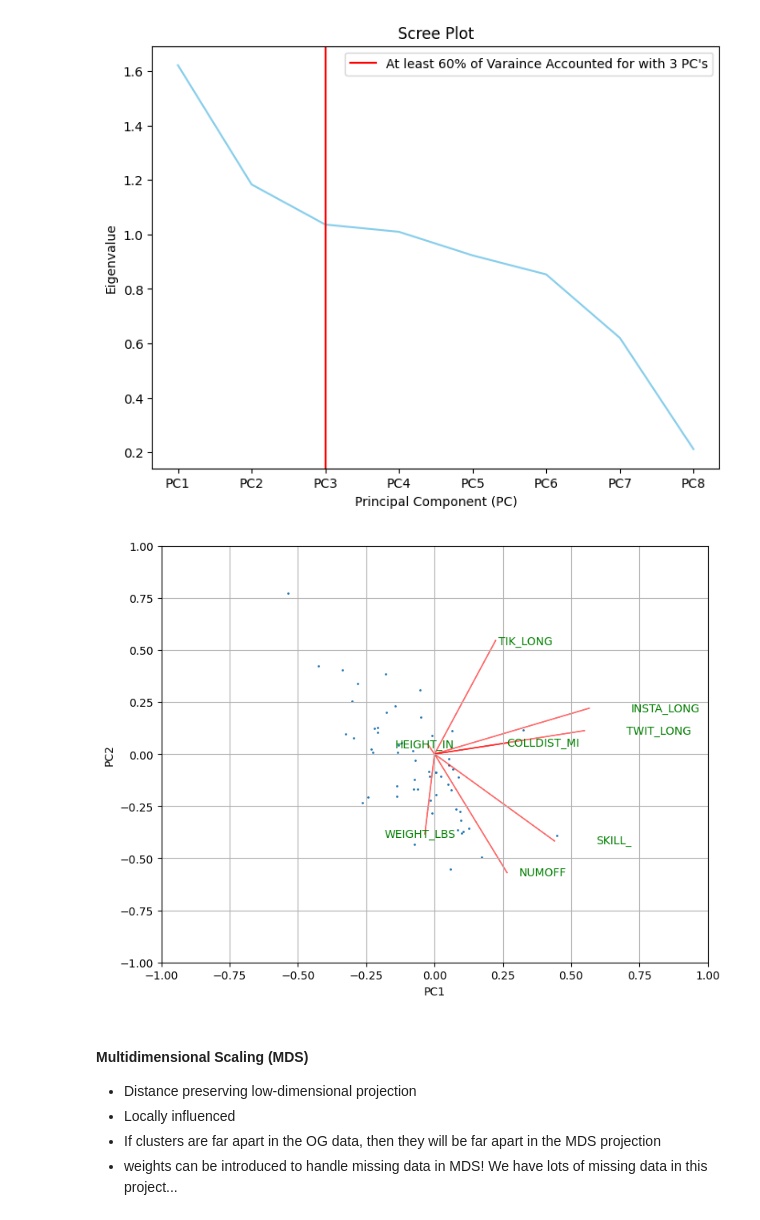
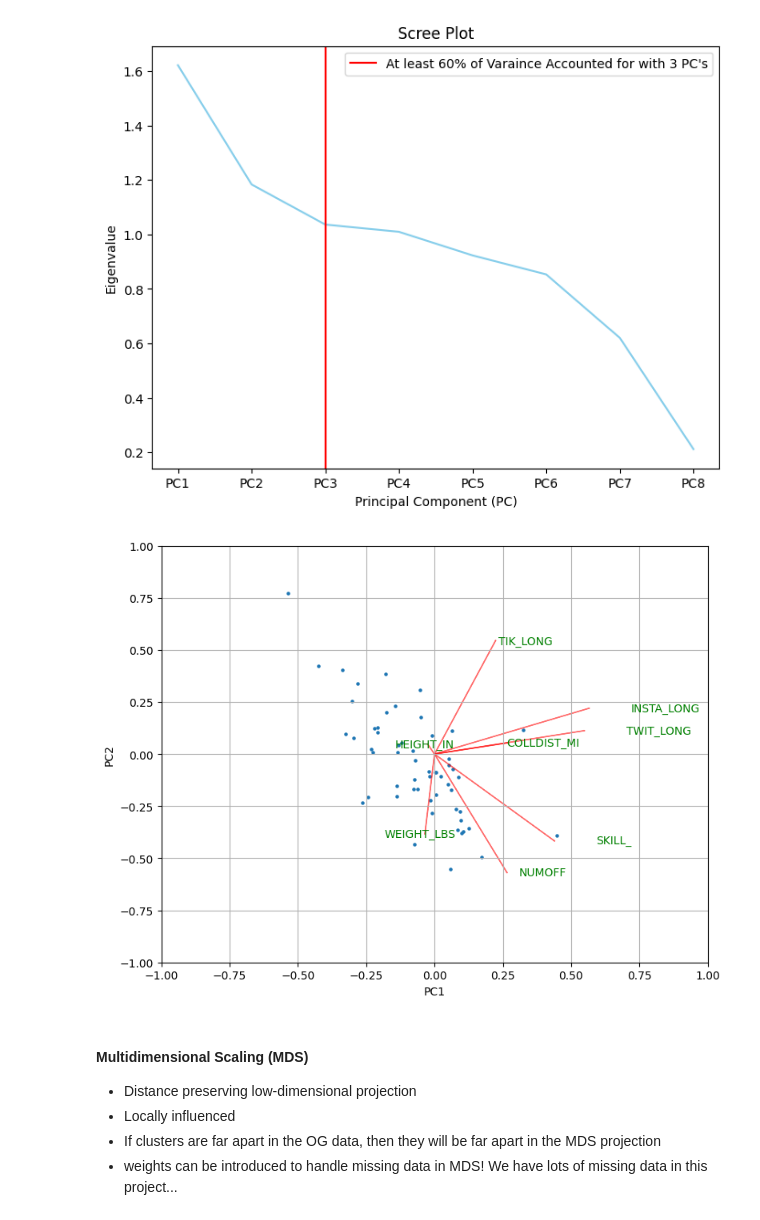
Before and after one commit to mvizzini951/MS2_NIL, a Jupyter notebook: unsupervised.ipynb, the cells around one changed output. Cells and saved outputs as stored; diff of their text form; code cells hidden in the pictures.

Commit message:
PCA part roughed in, made some changes to the MDS section

```diff
--- a/unsupervised.ipynb
+++ b/unsupervised.ipynb
@@ -40,6 +41,23 @@ The outputs of this feature importance determination will be crucial in plotting
 Since our goal is to reduce our problem down for visualization purposes we are going to explore options in which the number of components is either 2 or 3 although a further analysis regarding the importance of features should also be performed.
 
 It is sometimes good for very large, high-dimensional datasets to use PCA and then apply t-SNE/UMAP after!
+# %%
+def dimReductionPrep(X_train):
+    """
+        :: Input(s) ::
+            X_train - the training feature dataset
+        :: Output(s) ::
+            X_train_Reduced - the training feature dataset with only numeric columns included
+        :: Explaination of Function ::
+            Lots of unsupervised functions require that data be mean centered and normalized. We cannot mean center and normalize non-numerica data so this function helps
+            take the output from "traintestsplit" and reduce the columns down to only those with numeric features
+    """
+
+    cols2Keep = ['HEIGHT_IN', 'WEIGHT_LBS', 'SKILL_', 'COLLDIST_MI',
+                 'NUMOFF', 'INSTA_LONG', 'TWIT_LONG', 'TIK_LONG']
+    X_train_Reduced = X_train[cols2Keep]
+
+    return X_train_Reduced
 # %% [markdown]
 #### Principal Components Analysis (PCA)
 
@@ -122,22 +133,21 @@ custom_Scree(X_train, n_comp=8, threshold=0.6)
 # %% [output]
 [figure]
 # %%
-def custom_BiPlot(X_train):
+def custom_BiPlot(X_train_Reduced):
     """
         :: Input(s) ::
+            X_train_Reduced - training data with only numeric columns
         :: Output(s) ::
+            None
         :: Explaination of Function ::
+            This function creates a biplot from the PCA solution.
+            The biplot shows the two principal components with the biggest eigenvalues (PC's that explain the most variance in the data)
+            and plots the data as well as the original features as vectors in this space
     """
-    # We need to reduce the columns of this dataframe down to only those columns that are non-categorical!
-    # For now I can just implement within this fucntion but maybe this will be part of the data cleaning later on?
-    cols2Keep = ['NUMOFF', 'HEIGHT_IN', 'WEIGHT_LBS', 'SKILL_', 'COLLDIST_MI',
-                 'INSTA_LONG', 'TWIT_LONG', 'TIK_LONG']
-
-    X_train = X_train[cols2Keep]
 
     # Normalize the data prior to performing PCA!
     # This is crucial as we do not want magnitude of a feature to play a role
-    X_train_Norm = StandardScaler().fit_transform(X_train)
+    X_train_Norm = StandardScaler().fit_transform(X_train_Reduced)
     pca = PCA(n_components=2)
     X_pca = pca.fit_transform(X_train_Norm)
 
@@ -164,14 +174,14 @@ def custom_BiPlot(X_train):
     text_scale_factor = 1.5
 
     plt.figure(figsize=(8, 6))
-    plt.scatter(xs * scalex, ys * scaley, s=1)
+    plt.scatter(xs * scalex, ys * scaley, s=5)
 
     for i in range(n):
         plt.arrow(0,0,coeff[i,0],coeff[i,1],color='red',alpha=0.5)
         plt.text(
             coeff[i,0] * text_scale_factor,
             coeff[i,1],
-            cols2Keep[i],
+            X_train_Reduced.columns[i],
             color='g',
             ha='center',
             va='center'
@@ -185,9 +195,9 @@ def custom_BiPlot(X_train):
     plt.show()
     return None
 # %%
-custom_BiPlot(X_train)
+custom_BiPlot(dimReductionPrep(X_train))
 # %% [output]
-[figure, old version]
+[figure, new version]
 # %% [markdown]
 #### Multidimensional Scaling (MDS)
 
```
Also changed, not shown: parts of 5 cells of this notebook.
